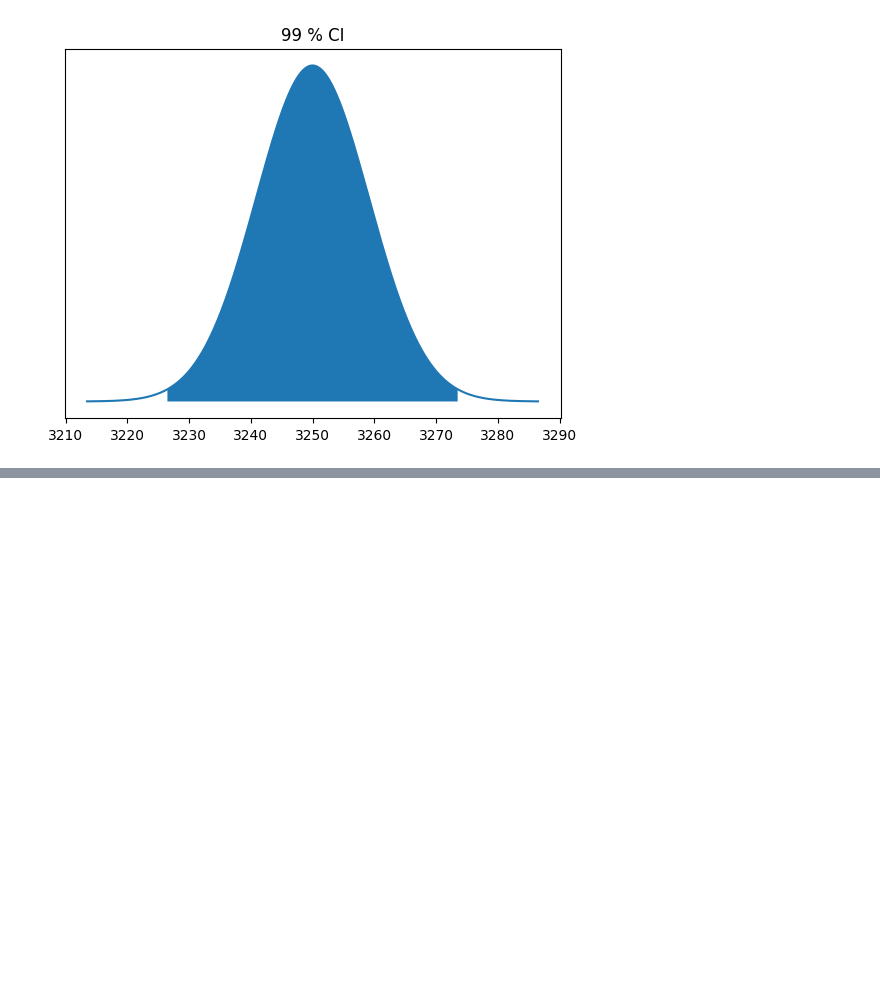
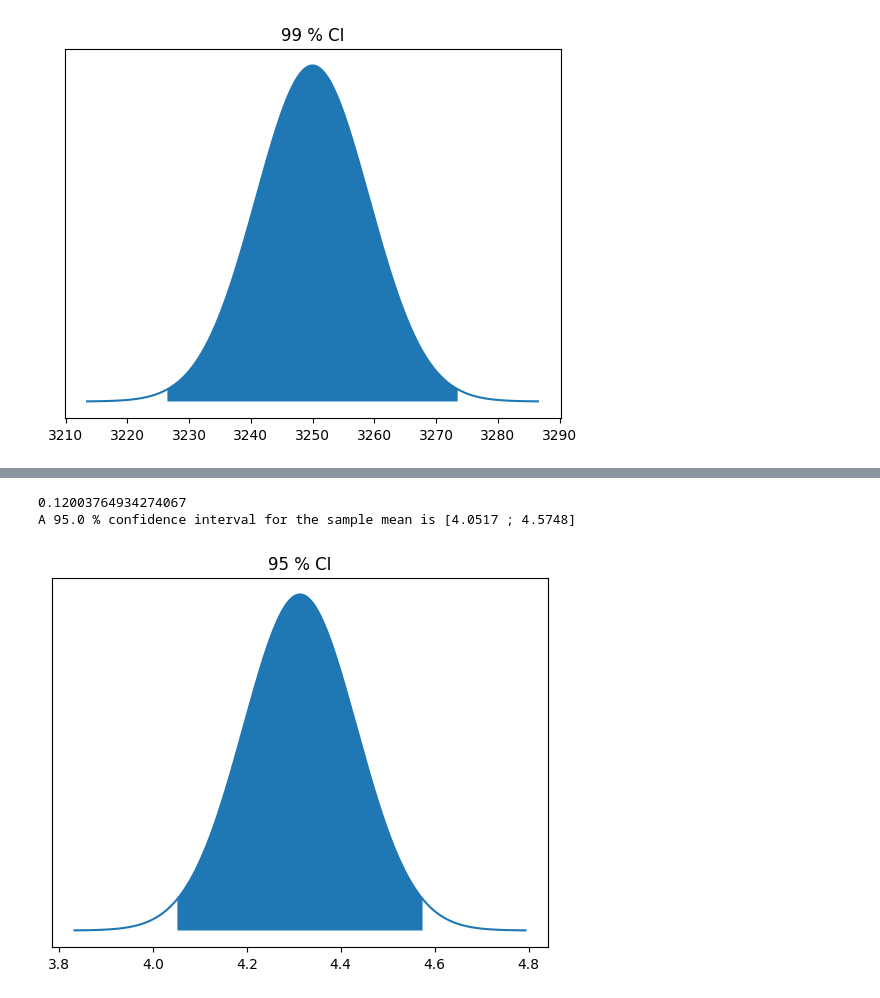
Before and after one commit to nickcernean/SMP_Exercises, a Jupyter notebook: 6_Statistical_Intervals/Problems_6.ipynb, the cells around one changed output, grey strips where cells are left out. Drawn from its saved outputs; the diff is of its cells as text; code cells hidden in the pictures; blank space fills up the shorter version.

```diff
--- a/6_Statistical_Intervals/Problems_6.ipynb
+++ b/6_Statistical_Intervals/Problems_6.ipynb
@@ -209,0 +238,20 @@ A 99.0 % confidence interval for the sample mean is [3226.486 ; 3273.514]
+# %%
+a = [3.7753, 3.350679, 4.217981, 4.030324, 4.639692, 4.139665, 4.395575, 4.824257, 4.268119, 4.584193, 4.930027, 4.315973, 4.600101]
+
+n = len(a)
+SE = stats.sem(a)
+mean = np.mean(a)
+Level = 0.95
+print(SE)
+CI = stats.t.interval(Level, n-1, loc=mean, scale=SE)
+
+print('A ' + repr(Level*100) + ' % confidence interval for the sample mean is [' + repr(round(CI[0],4)) + ' ; '
+      + repr(round(CI[1],4)) + ']')
+
+x = np.linspace(mean-4*SE, mean+4*SE, 1000)
+
+draw_z_score(x, (CI[0] <= x) & (x <= CI[1]), mean, SE, '95 % CI')
+# %% [output]
+0.12003764934274067
+A 95.0 % confidence interval for the sample mean is [4.0517 ; 4.5748]
+[figure, added]
```
Also changed, not shown: parts of 18 cells of this notebook.
